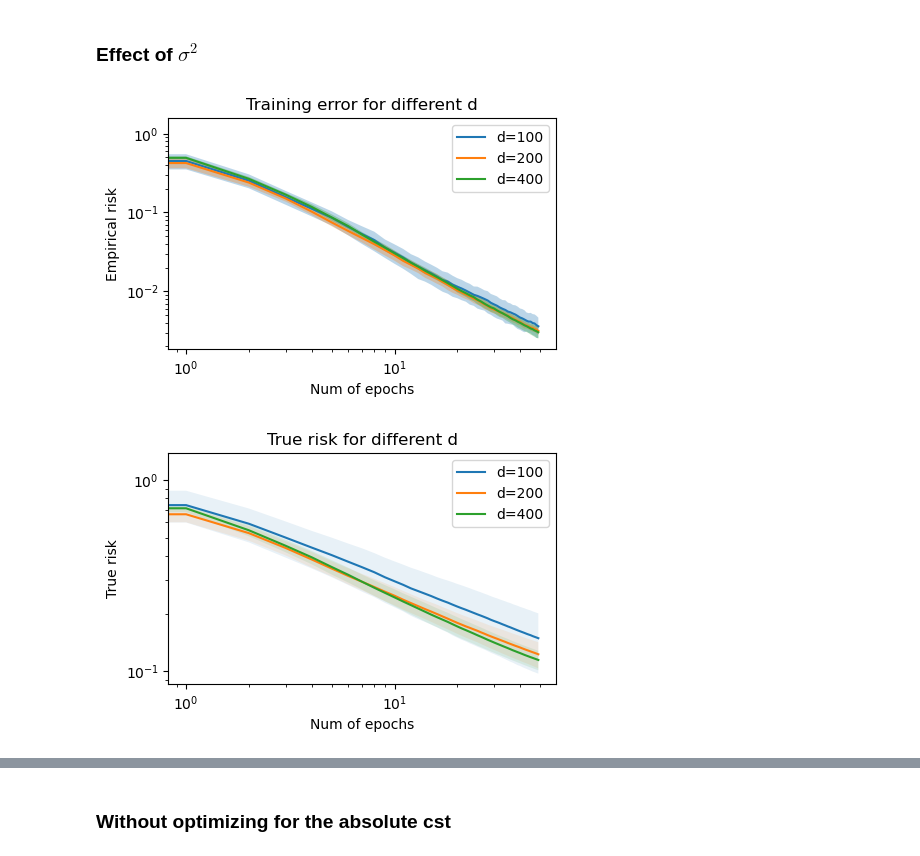
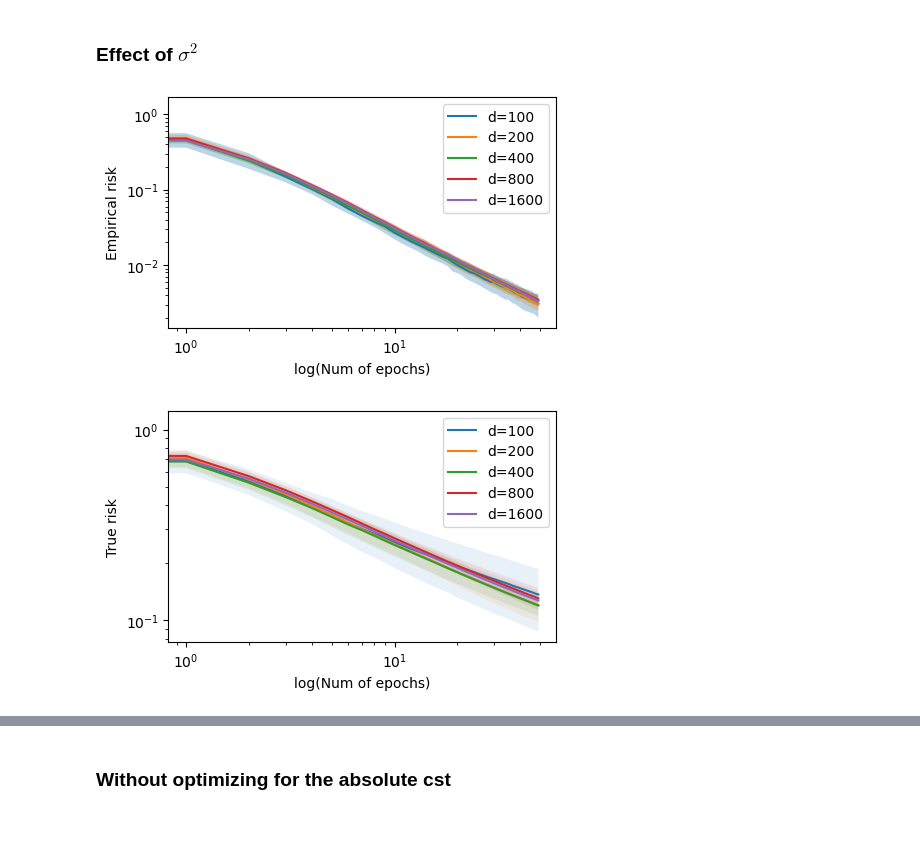
Before and after one commit to mikemikezhu/MATH562_FinalProject, a Jupyter notebook: component1/experiment_component1.ipynb, the cells around one changed output, grey strips where cells are left out. Drawn from its saved outputs; the diff is of its cells as text; code cells hidden in the pictures; blank space fills up the shorter version.

Commit message:
Redid some experiments with gamma(d) = O(1) and with n up to 1600

```diff
--- a/component1/experiment_component1.ipynb
+++ b/component1/experiment_component1.ipynb
@@ -10,8 +10,7 @@ The autoreload extension is already loaded. To reload it, use:
 ## Parameters
 # %%
 rho = 1
-#d_list = [100, 200, 400, 800, 1600]
-d_list = [100, 200, 400]
+d_list = [100, 200, 400, 800, 1600]
 num_runs = 10
 num_epochs = 50
 sigma2 = 0.01
@@ -70,3 +61,0 @@ This suggests that $tr \{H Var (g_t | \theta_{t-1}) \}$ grows in $O(1/d^3)$ for
-# %%
-for d in d_list:
-    print(main.compute_third_term_batch(d, d, 1/d * np.eye(d), d, sigma2, 1) * d**2 )
@@ -86,8 +64,8 @@ for d in d_list:
 # %% [markdown]
 ### Effect of $\sigma^2$
 # %%
-main.plot_risk(d_list, rho, num_runs, num_epochs, sigma2, main.run_sgd, gamma=lambda d:d, sigma_hat=lambda d:np.eye(d), step_type="max")
+main.plot_risk(d_list, rho, num_runs, num_epochs, sigma2, main.run_sgd, gamma=lambda d:1, sigma_hat=cov_structures["identity"], step_type="max")
 # %% [output]
-[figure, old version]
+[figure, new version]
-[figure, old version]
+[figure, new version]
 # %%
```
Also changed, not shown: parts of 32 cells of this notebook.
